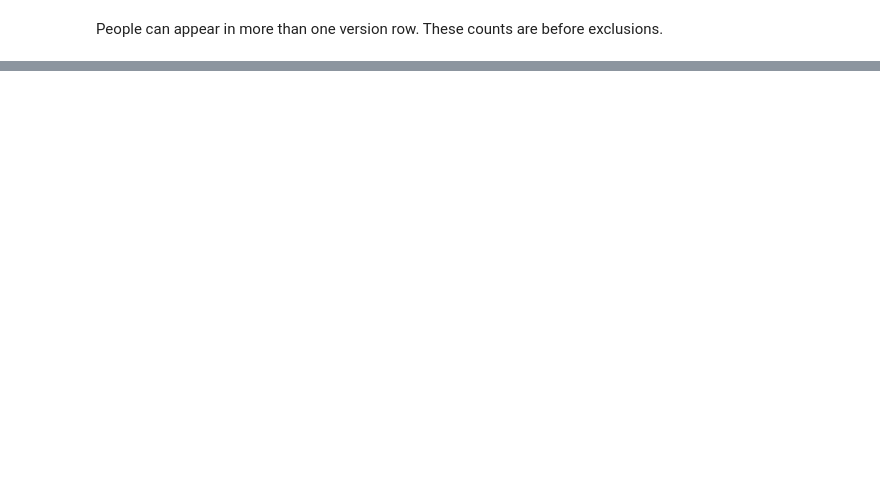
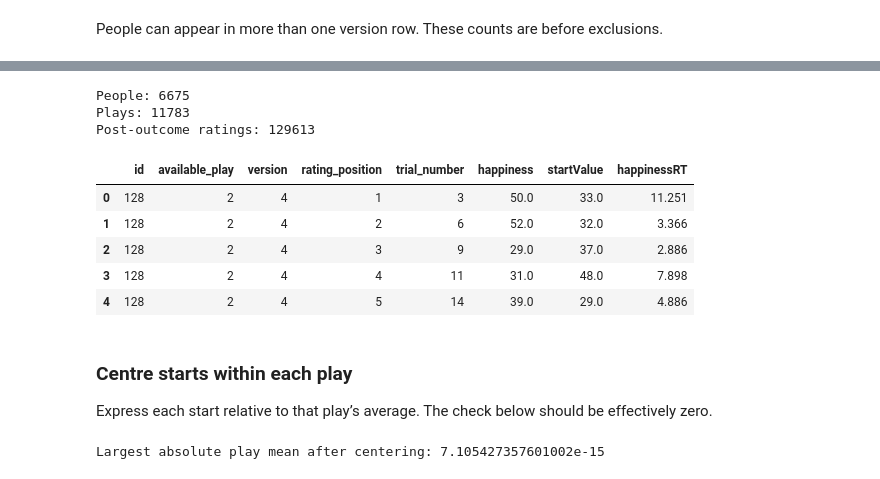
Before and after one commit to gustavbeen/mood-rpe-feasibility, a Jupyter notebook: notebooks/03_gbe_slider_measurement.ipynb, the cells around one changed output, grey strips where cells are left out. Saved outputs shown, nothing was run; the diff lists cells and outputs as text; code cells hidden in the pictures; blank space fills up the shorter version.

Commit message:
Estimate within-play slider start associations across GBE versions

```diff
--- a/notebooks/03_gbe_slider_measurement.ipynb
+++ b/notebooks/03_gbe_slider_measurement.ipynb
@@ -1105,0 +1116,71 @@ Next: estimate the within-play start–rating relationship on development data,
+# %%
+development_rating_rows = []
+
+for participant in development_participants:
+    versions = np.atleast_1d(participant["designVersion"])
+
+    for play_index, play in enumerate(get_plays(participant)):
+        version = int(versions[play_index])
+        if version not in (3, 4, 5):
+            continue
+
+        rating_rows = np.flatnonzero(~np.isnan(play[:, 9]))
+
+        for position, row in enumerate(rating_rows):
+            if position == 0:
+                continue  # baseline needs a separate comparison
+
+            development_rating_rows.append({
+                "id": int(participant["id"]),
+                "available_play": play_index + 1,
+                "version": version,
+                "rating_position": position,
+                "trial_number": int(play[row, 0]),
+                "happiness": play[row, 9],
+                "startValue": play[row, 10],
+                "happinessRT": play[row, 11],
+            })
+
+development_ratings = pd.DataFrame(development_rating_rows)
+
+print("People:", development_ratings["id"].nunique())
+print("Plays:", development_ratings[
+    ["id", "available_play"]
+].drop_duplicates().shape[0])
+print("Post-outcome ratings:", len(development_ratings))
+
+development_ratings.head()
+# %% [output]
+People: 6675
+Plays: 11783
+Post-outcome ratings: 129613
+|  | id | available_play | version | rating_position | trial_number | happiness | startValue | happinessRT |
+| 0 | 128 | 2 | 4 | 1 | 3 | 50.0 | 33.0 | 11.251 |
+| 1 | 128 | 2 | 4 | 2 | 6 | 52.0 | 32.0 | 3.366 |
+| 2 | 128 | 2 | 4 | 3 | 9 | 29.0 | 37.0 | 2.886 |
+| 3 | 128 | 2 | 4 | 4 | 11 | 31.0 | 48.0 | 7.898 |
+| 4 | 128 | 2 | 4 | 5 | 14 | 39.0 | 29.0 | 4.886 |
+# %% [markdown]
+### Centre starts within each play
+
+Express each start relative to that play’s average. The check below should be effectively zero.
+# %%
+play_keys = ["id", "available_play"]
+
+# subtract the mean start value within each play from each rating's start value, so that the new column represents how far above or below the play's average start value each rating is
+development_ratings["start_within_play"] = (
+    development_ratings["startValue"]
+    - development_ratings.groupby(play_keys)["startValue"].transform("mean")
+)
+
+# check the centering by finding the largest mean across all plays. should be approximately zero in every play, since the mean start value was subtracted from each rating's start value
+largest_mean = (
+    development_ratings.groupby(play_keys)["start_within_play"]
+    .mean()
+    .abs()
+    .max()
+)
+
+print("Largest absolute play mean after centering:", largest_mean)
+# %% [output]
+Largest absolute play mean after centering: 7.105427357601002e-15
```
Also changed, not shown: parts of 12 cells of this notebook.
